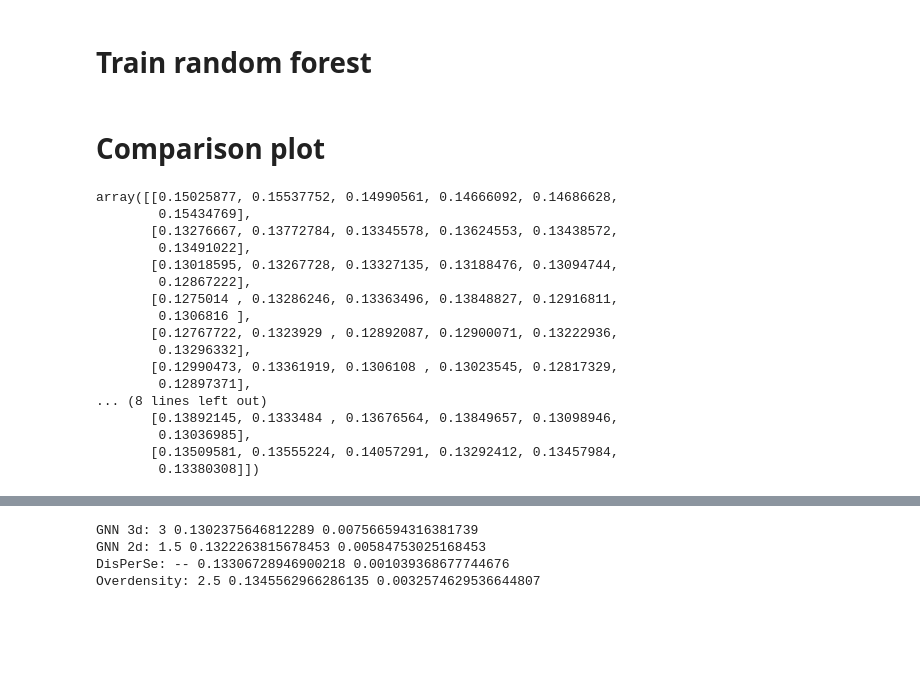
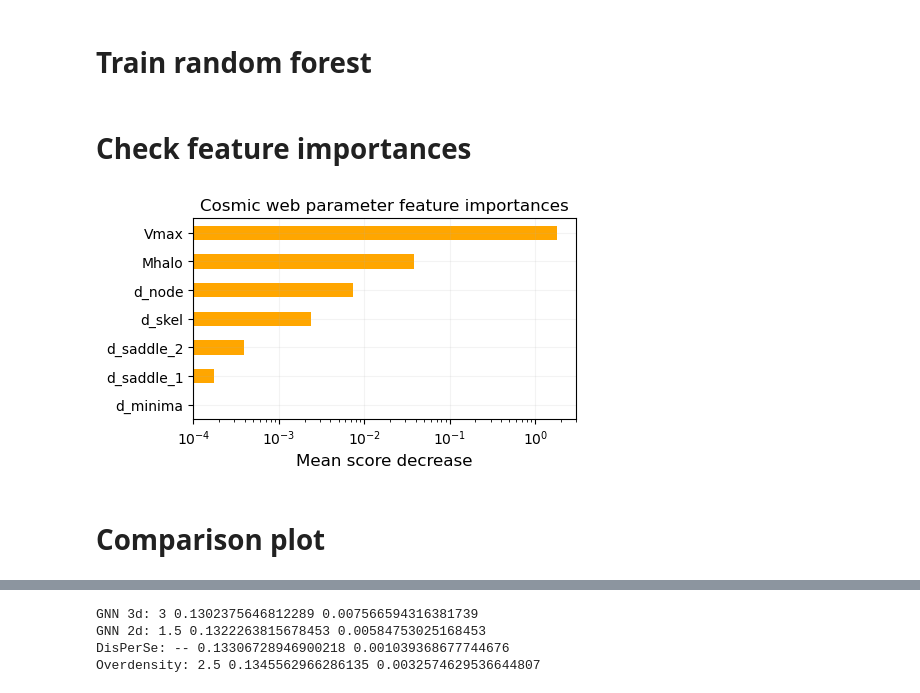
Before and after one commit to jwuphysics/halo-gnns, a Jupyter notebook: notebook/linking-length-tests/disperse_cosmic_web.ipynb, the cells around one changed output, grey strips where cells are left out. Saved outputs shown, nothing was run; the diff lists cells and outputs as text; code cells hidden in the pictures; blank space fills up the shorter version.

Commit message:
add feature importances

```diff
--- a/notebook/linking-length-tests/disperse_cosmic_web.ipynb
+++ b/notebook/linking-length-tests/disperse_cosmic_web.ipynb
@@ -285,0 +289,2 @@ for k in range(6):
+# %% [markdown]
+# Check feature importances
@@ -286,3 +307,19 @@ for k in range(6):
+# %%
+result = permutation_importance(rf_disperse, X_valid_disperse, y_valid, n_repeats=30, random_state=42, n_jobs=10)
+# %%
+forest_importances = pd.Series(result.importances_mean, index=["Mhalo", "Vmax", "d_minima", "d_node", "d_saddle_1", "d_saddle_2", "d_skel"]).sort_values()
+
+fig, ax = plt.subplots(figsize=(5, 3))
+forest_importances.plot.barh(yerr=result.importances_std, ax=ax, color=c4)
+ax.set_title("Cosmic web parameter feature importances", fontsize=12)
+ax.set_xlabel("Mean score decrease", fontsize=12)
+ax.set_xscale('log')
+ax.set_xlim(1e-4, 3)
+ax.grid(alpha=0.15)
+plt.tight_layout()
+plt.savefig(f"{ROOT}/results/predicting-Mstar/cosmic_web_disperse/feature_importances.pdf")
+# %% [output]
+[figure, added]
 # %% [markdown]
 # Comparison plot
 # %%
@@ -308,20 +342,0 @@ c0, c1, c2, c3, c4 = '#003f5c', '#58508d', '#bc5090', '#ff6361', '#ffa600'
-# %%
-np.array(rmse_3d)
-# %% [output]
-array([[0.15025877, 0.15537752, 0.14990561, 0.14666092, 0.14686628,
-        0.15434769],
-       [0.13276667, 0.13772784, 0.13345578, 0.13624553, 0.13438572,
-        0.13491022],
-       [0.13018595, 0.13267728, 0.13327135, 0.13188476, 0.13094744,
-        0.12867222],
-       [0.1275014 , 0.13286246, 0.13363496, 0.13848827, 0.12916811,
-        0.1306816 ],
-       [0.12767722, 0.1323929 , 0.12892087, 0.12900071, 0.13222936,
-        0.13296332],
-       [0.12990473, 0.13361919, 0.1306108 , 0.13023545, 0.12817329,
-        0.12897371],
-... (8 lines left out)
-       [0.13892145, 0.1333484 , 0.13676564, 0.13849657, 0.13098946,
-        0.13036985],
-       [0.13509581, 0.13555224, 0.14057291, 0.13292412, 0.13457984,
-        0.13380308]])
```
Also changed, not shown: parts of 6 cells of this notebook.
